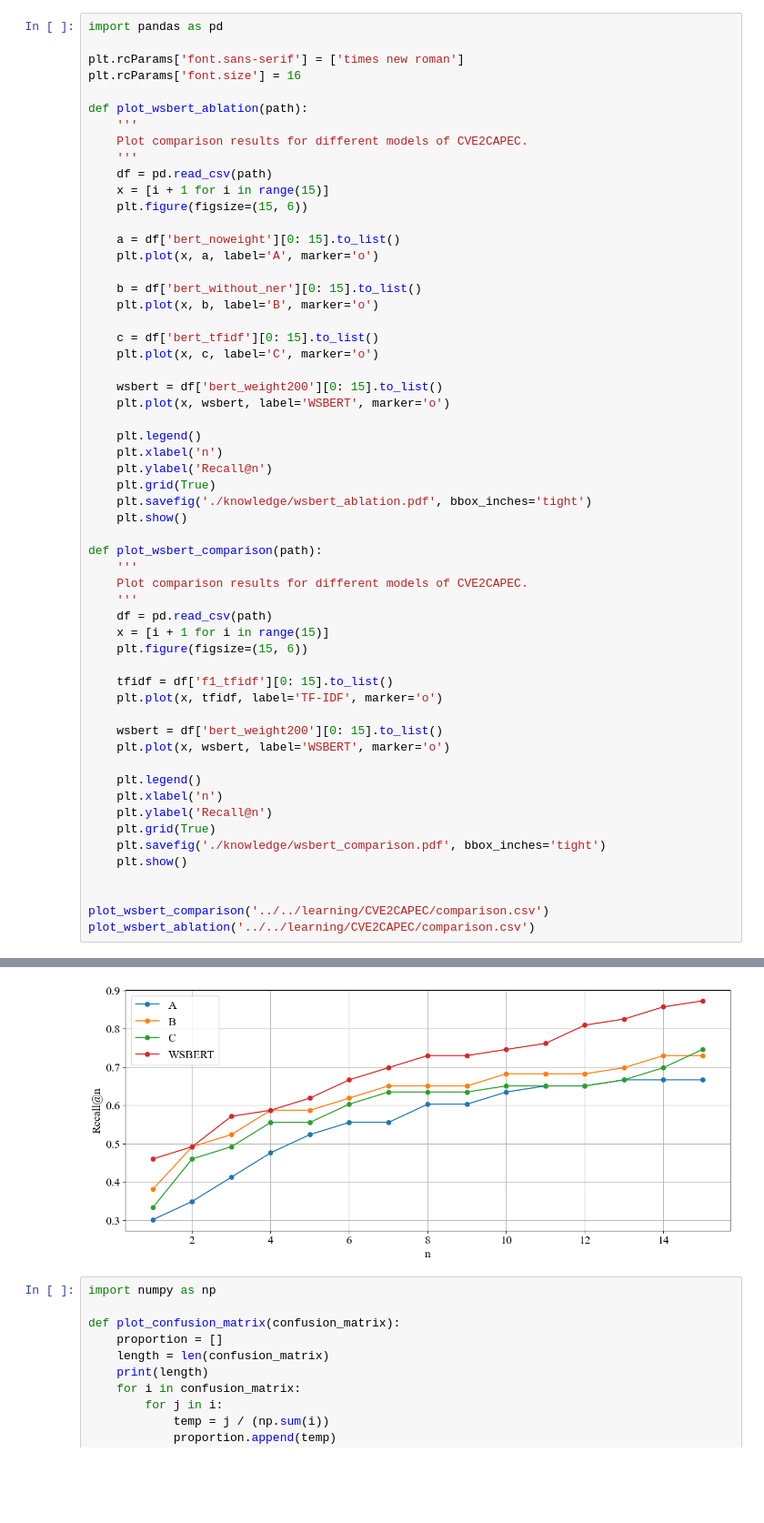
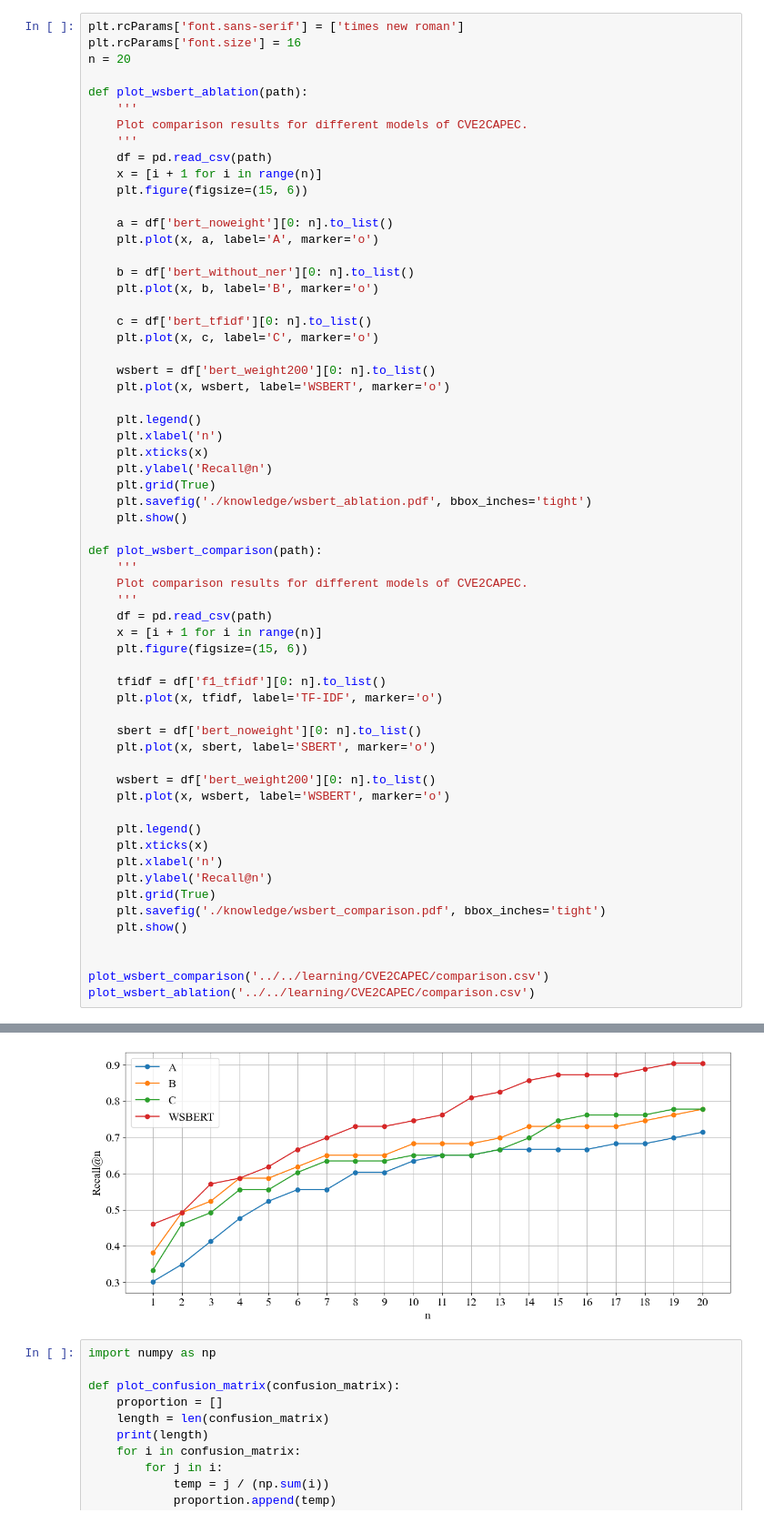
Before and after one commit to Kuromesi/Py4CSKG, a Jupyter notebook: myData/thesis/graduation/plot.ipynb, the cells around one changed output, grey strips where cells are left out. Shown: that part at 91% size. Saved outputs shown, nothing was run; the diff lists cells and outputs as text; blank space fills up the shorter version.

Commit message:
update some figures
Signed-off-by: Kuromesi <blackfacepan@163.com>

```diff
--- a/myData/thesis/graduation/plot.ipynb
+++ b/myData/thesis/graduation/plot.ipynb
@@ -36,33 +37,33 @@ plot_mulval_time()
 [figure]
 [figure]
 # %%
-import pandas as pd
-
 plt.rcParams['font.sans-serif'] = ['times new roman']
 plt.rcParams['font.size'] = 16
+n = 20
 
 def plot_wsbert_ablation(path):
     '''
     Plot comparison results for different models of CVE2CAPEC.
     '''
     df = pd.read_csv(path)
-    x = [i + 1 for i in range(15)]
+    x = [i + 1 for i in range(n)]
     plt.figure(figsize=(15, 6))
 
-    a = df['bert_noweight'][0: 15].to_list()
+    a = df['bert_noweight'][0: n].to_list()
     plt.plot(x, a, label='A', marker='o')
 
-    b = df['bert_without_ner'][0: 15].to_list()
+    b = df['bert_without_ner'][0: n].to_list()
     plt.plot(x, b, label='B', marker='o')
 
-    c = df['bert_tfidf'][0: 15].to_list()
+    c = df['bert_tfidf'][0: n].to_list()
     plt.plot(x, c, label='C', marker='o')
 
-    wsbert = df['bert_weight200'][0: 15].to_list()
+    wsbert = df['bert_weight200'][0: n].to_list()
     plt.plot(x, wsbert, label='WSBERT', marker='o')
 
     plt.legend()
     plt.xlabel('n')
+    plt.xticks(x)
     plt.ylabel('Recall@n')
     plt.grid(True)
     plt.savefig('./knowledge/wsbert_ablation.pdf', bbox_inches='tight')
@@ -73,16 +74,20 @@ def plot_wsbert_comparison(path):
     Plot comparison results for different models of CVE2CAPEC.
     '''
     df = pd.read_csv(path)
-    x = [i + 1 for i in range(15)]
+    x = [i + 1 for i in range(n)]
     plt.figure(figsize=(15, 6))
 
-    tfidf = df['f1_tfidf'][0: 15].to_list()
+    tfidf = df['f1_tfidf'][0: n].to_list()
     plt.plot(x, tfidf, label='TF-IDF', marker='o')
 
-    wsbert = df['bert_weight200'][0: 15].to_list()
+    sbert = df['bert_noweight'][0: n].to_list()
+    plt.plot(x, sbert, label='SBERT', marker='o')
+
+    wsbert = df['bert_weight200'][0: n].to_list()
     plt.plot(x, wsbert, label='WSBERT', marker='o')
 
     plt.legend()
+    plt.xticks(x)
     plt.xlabel('n')
     plt.ylabel('Recall@n')
     plt.grid(True)
@@ -97,4 +102,4 @@ plot_wsbert_ablation('../../learning/CVE2CAPEC/comparison.csv')
-[figure, old version]
+[figure, new version]
 # %%
 import numpy as np
 
```
Also changed, not shown: parts of 4 cells of this notebook, 6 other files.
